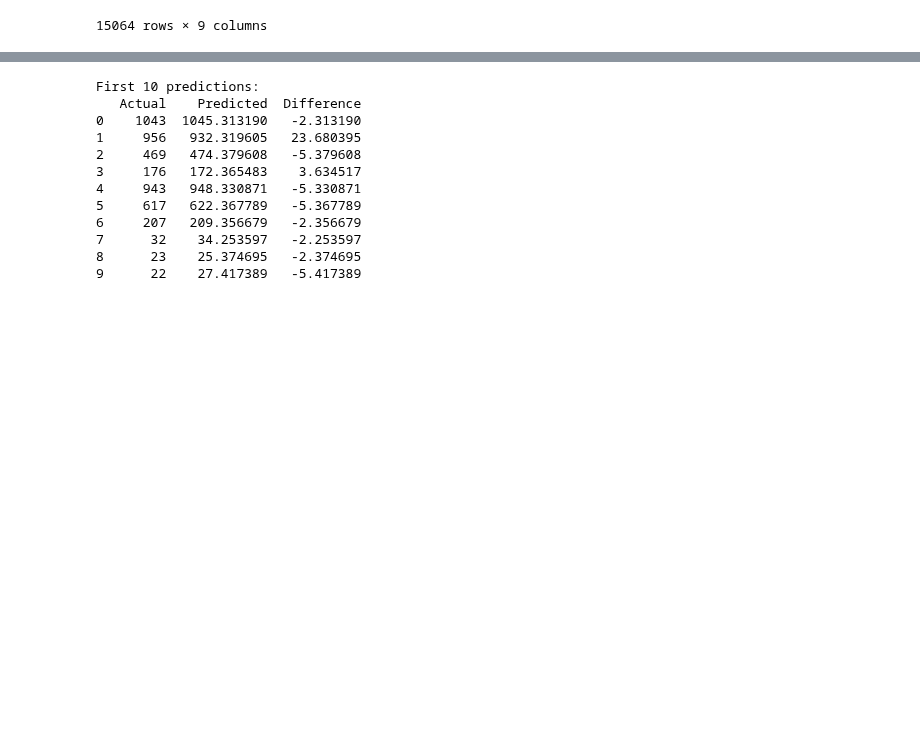
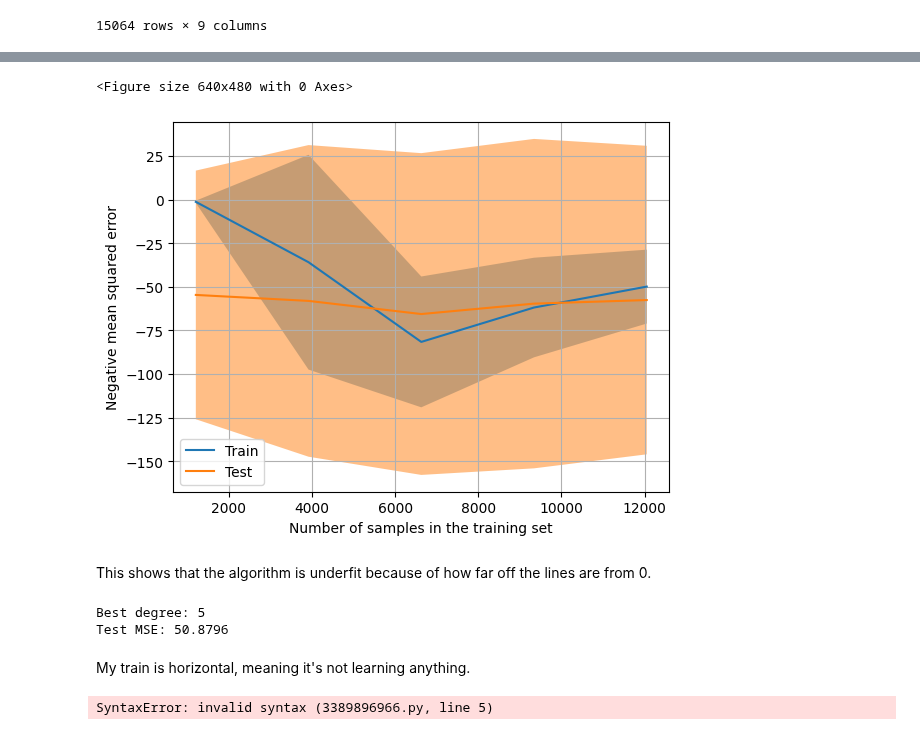
Before and after one commit to seoserang/phys255ml, a Jupyter notebook: 6 Non Linear Regression/Assignment 9/LinearRegressionAssignment.ipynb, the cells around one changed output, grey strips where cells are left out. Saved outputs shown, nothing was run; the diff lists cells and outputs as text; code cells hidden in the pictures; blank space fills up the shorter version.

```diff
--- a/6 Non Linear Regression/Assignment 9/LinearRegressionAssignment.ipynb
+++ b/6 Non Linear Regression/Assignment 9/LinearRegressionAssignment.ipynb
@@ -91,22 +94,56 @@ Text(0.5, 1.0, 'Actual vs Predicted RUL')
-# %%
-# Show first few predictions vs actual
-results = pd.DataFrame({
-    'Actual': y_test.values[:10],
-    'Predicted': y_pred[:10],
-    'Difference': y_test.values[:10] - y_pred[:10]
-})
-print("\nFirst 10 predictions:")
-print(results)
-# %% [output]
-First 10 predictions:
-   Actual    Predicted  Difference
-0    1043  1045.313190   -2.313190
-1     956   932.319605   23.680395
-2     469   474.379608   -5.379608
-3     176   172.365483    3.634517
-4     943   948.330871   -5.330871
-5     617   622.367789   -5.367789
-6     207   209.356679   -2.356679
-7      32    34.253597   -2.253597
-8      23    25.374695   -2.374695
-9      22    27.417389   -5.417389
+# %%
+fig = plt.figure()
+LearningCurveDisplay.from_estimator(model,X,y,cv=5,scoring='neg_mean_squared_error')
+plt.grid()
+# %% [output]
+<Figure size 640x480 with 0 Axes>
+[figure, added]
+# %% [markdown]
+This shows that the algorithm is underfit because of how far off the lines are from 0.
+# %%
+# Try different degrees
+best_poly_model = None
+best_poly_score = 0
+best_degree = 1
+
+for degree in [1, 2, 3, 4, 5]:
+    poly_model = make_pipeline(
+        StandardScaler(),
+        PolynomialFeatures(degree=degree, include_bias=False),
+        LinearRegression()
+    )
+
+    # Cross-validation
+    cv_scores = cross_val_score(poly_model, X_train, y_train, cv=5, scoring='r2')
+    mean_cv = cv_scores.mean()
+
+    if mean_cv > best_poly_score:
+        best_poly_score = mean_cv
+        best_degree = \
+        best_poly_model = poly_model
+
+# Train best polynomial model
+best_poly_model.fit(X_train, y_train)
+y_pred_poly = best_poly_model.predict(X_test)
+
+poly_r2 = r2_score(y_test, y_pred_poly)
+poly_mse = mean_squared_error(y_test, y_pred_poly)
+
+print(f"\nBest degree: {best_degree}")
+print(f"Test MSE: {poly_mse:.4f}")
+# %% [output]
+Best degree: 5
+Test MSE: 50.8796
+# %% [markdown]
+My train is horizontal, meaning it's not learning anything.
+# %%
+# Learning curve for best polynomial
+print(f"\nPolynomial Regression (deg={best_degree}) Learning Curve:")
+LearningCurveDisplay.from_estimator(
+
+    , X, y, cv=5, scoring='neg_mean_squared_error')
+plt.title(f'Polynomial Regression (deg={best_degree})')
+plt.grid()
+plt.show()
+# %% [output]
+SyntaxError: invalid syntax (3389896966.py, line 5)
```
Also changed, not shown: parts of 5 cells of this notebook, 3 other files.
